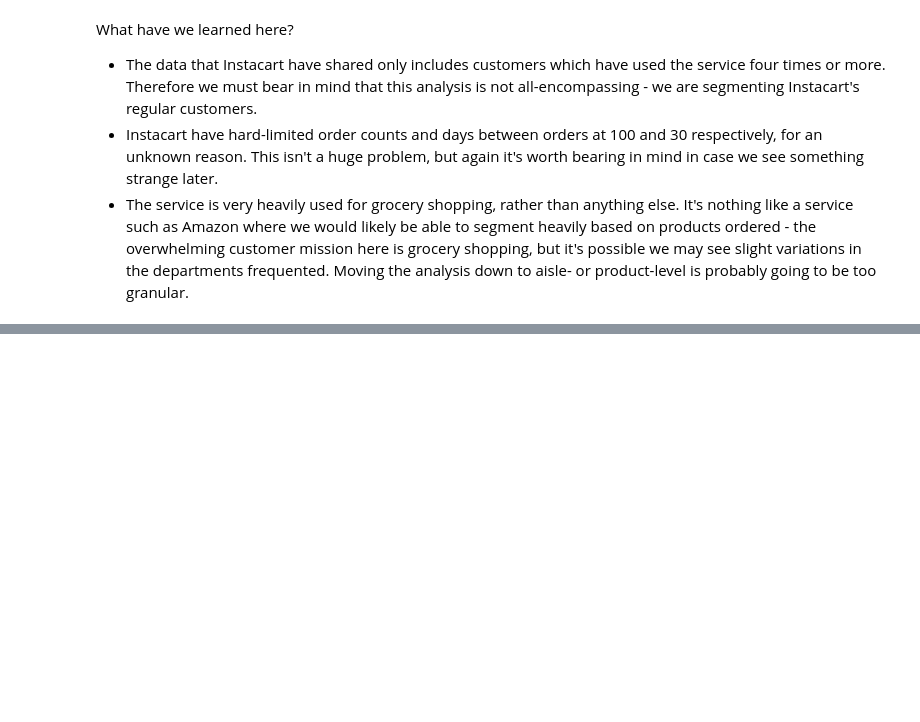
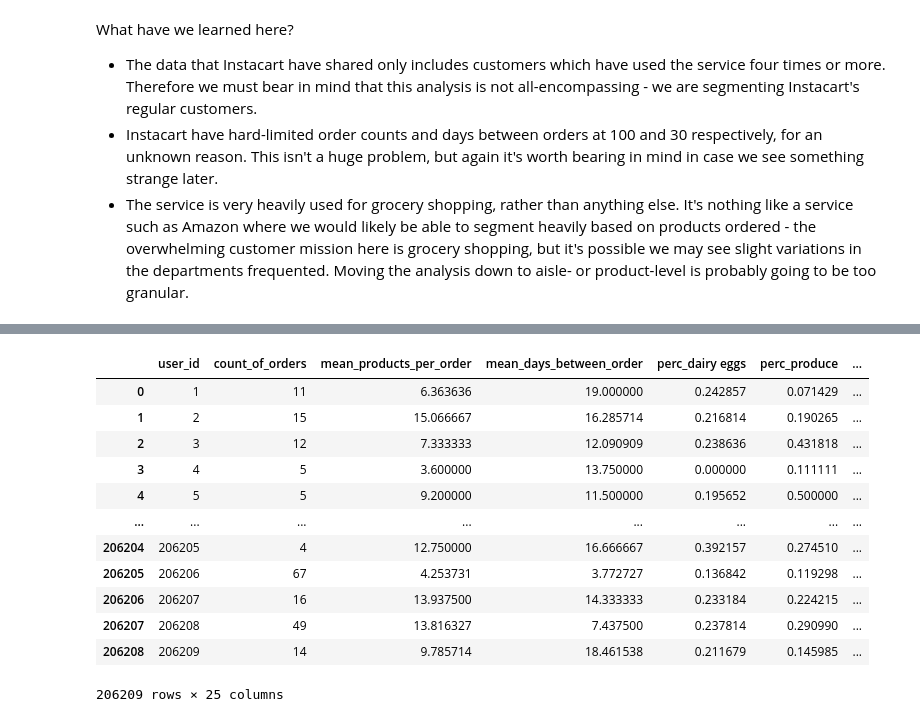
Before and after one commit to FraserTarbet/Instacart-Customer-Segmentation, a Jupyter notebook: CustomerSegmentation.ipynb, the cells around one changed output, grey strips where cells are left out. Drawn from its saved outputs; the diff is of its cells as text; code cells hidden in the pictures; blank space fills up the shorter version.

```diff
--- a/CustomerSegmentation.ipynb
+++ b/CustomerSegmentation.ipynb
@@ -114,0 +157,37 @@ What have we learned here?
+# %%
+# Order data aggregated to customer level
+
+orders_joined = pd.merge(orders, order_pivot, how="inner")
+
+customers = orders_joined.groupby("user_id").agg(
+    count_of_orders=("order_id", "nunique"),
+    mean_products_per_order=("All", "mean"),
+    mean_days_between_order=("days_since_prior_order", "mean")
+).reset_index()
+
+departments = list(order_products_department["department"].unique())
+customer_product_split = orders_joined[["user_id", "All"] + departments].groupby("user_id").sum().reset_index()
+
+for department in departments:
+    customer_product_split["perc_" + department] = customer_product_split[department] / customer_product_split["All"]
+    customer_product_split.drop(department, axis=1, inplace=True)
+
+customers_complete = pd.merge(customers, customer_product_split, how="inner")
+
+customers_complete.drop("All", axis=1, inplace=True)
+
+customers_complete
+# %% [output]
+|  | user_id | count_of_orders | mean_products_per_order | mean_days_between_order | perc_dairy eggs | perc_produce | ... |
+| 0 | 1 | 11 | 6.363636 | 19.000000 | 0.242857 | 0.071429 | ... |
+| 1 | 2 | 15 | 15.066667 | 16.285714 | 0.216814 | 0.190265 | ... |
+| 2 | 3 | 12 | 7.333333 | 12.090909 | 0.238636 | 0.431818 | ... |
+| 3 | 4 | 5 | 3.600000 | 13.750000 | 0.000000 | 0.111111 | ... |
+| 4 | 5 | 5 | 9.200000 | 11.500000 | 0.195652 | 0.500000 | ... |
+| ... | ... | ... | ... | ... | ... | ... | ... |
+| 206204 | 206205 | 4 | 12.750000 | 16.666667 | 0.392157 | 0.274510 | ... |
+| 206205 | 206206 | 67 | 4.253731 | 3.772727 | 0.136842 | 0.119298 | ... |
+| 206206 | 206207 | 16 | 13.937500 | 14.333333 | 0.233184 | 0.224215 | ... |
+| 206207 | 206208 | 49 | 13.816327 | 7.437500 | 0.237814 | 0.290990 | ... |
+| 206208 | 206209 | 14 | 9.785714 | 18.461538 | 0.211679 | 0.145985 | ... |
+206209 rows × 25 columns
```
Also changed, not shown: parts of 6 cells of this notebook.
